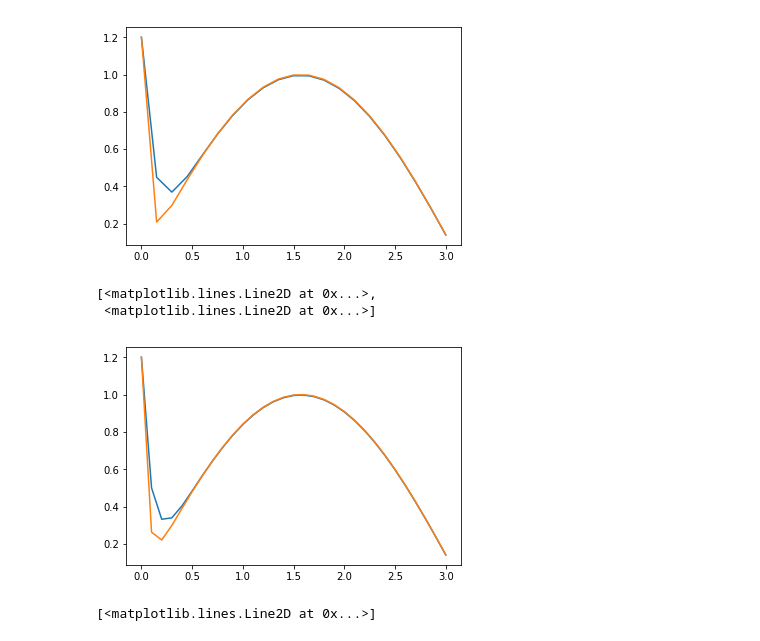
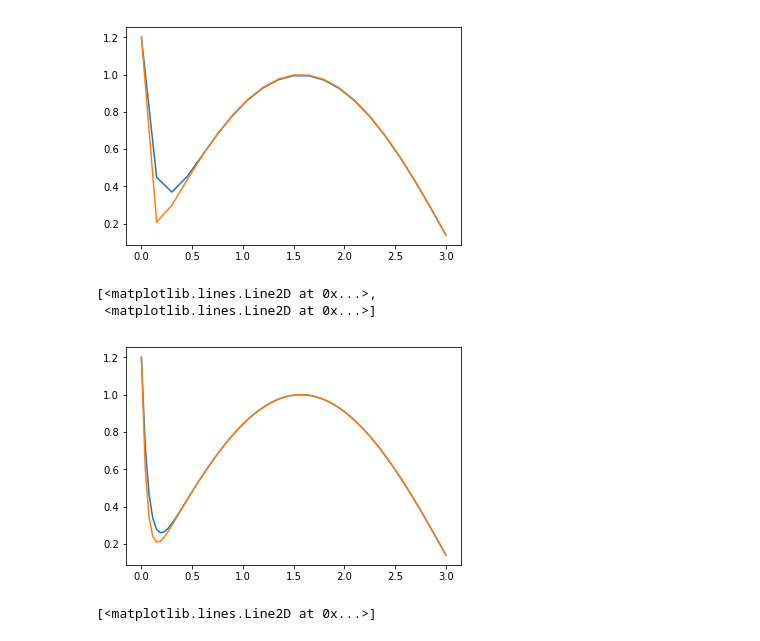
Before and after one commit to damaxwell/damaxwell.github.io, a Jupyter notebook: math615/python/Transients.ipynb, the cells around one changed output. Saved outputs shown, nothing was run; the diff lists cells and outputs as text; code cells hidden in the pictures.

```diff
--- a/math615/python/Transients.ipynb
+++ b/math615/python/Transients.ipynb
@@ -107,12 +107,12 @@ pp.plot(t,u,t,u_exact(t))
  <matplotlib.lines.Line2D at 0x...>]
 [figure]
 # %%
-(t,u) = backwardeuler(rhs,t0=0,u0=1.2,T=3,M=30)
+(t,u) = backwardeuler(rhs,t0=0,u0=1.2,T=3,M=80)
 pp.plot(t,u,t,u_exact(t))
 # %% [output]
 [<matplotlib.lines.Line2D at 0x...>,
  <matplotlib.lines.Line2D at 0x...>]
-[figure, old version]
+[figure, new version]
 # %%
 rhs2 = lambda t,u: np.array([-u[0],-20*u[1],-40*u[2]])
 # %%
```
Also changed, not shown: 3 other files.
